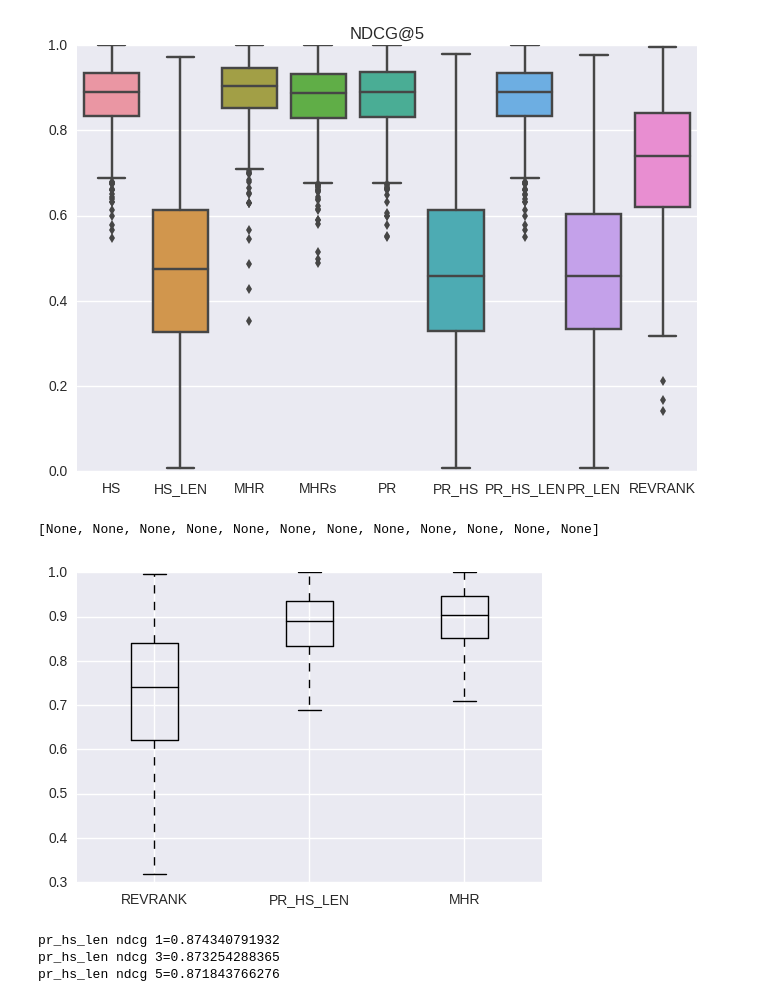
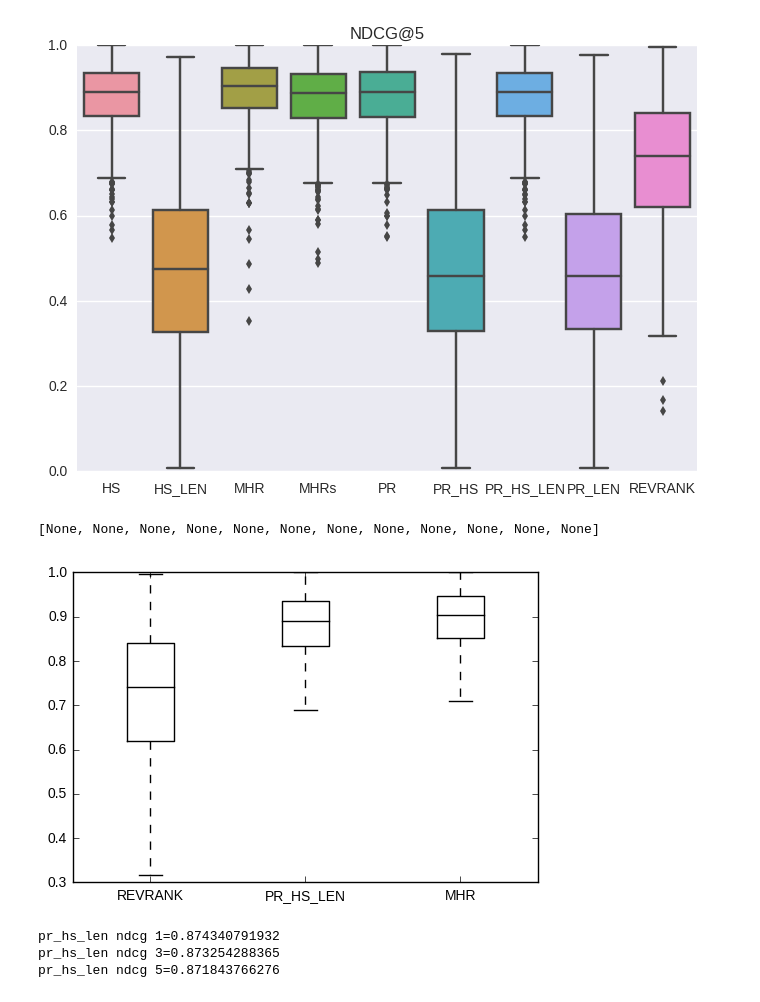
Before and after one commit to vwoloszyn/MRR, a Jupyter notebook: PR_HS_LEN_combined.ipynb, the cells around one changed output. Drawn from its saved outputs; the diff is of its cells as text; code cells hidden in the pictures.

Commit message:
add chart border

```diff
--- a/PR_HS_LEN_combined.ipynb
+++ b/PR_HS_LEN_combined.ipynb
@@ -140,21 +140,21 @@ RevRank ndcg=0.721095030303
 <matplotlib.text.Text at 0x...>
 [figure]
 # %%
-#import matplotlib as mpl
-#mpl.rcParams.update(mpl.rcParamsDefault)
+import matplotlib as mpl
+mpl.rcParams.update(mpl.rcParamsDefault)
 import matplotlib.pyplot as plt
 %matplotlib inline
 data_to_plot = [ndcg_revRank, ndcg_pr_hs_len, ndcg_mhr]
 
 
 bp = plt.boxplot(data_to_plot, labels=["REVRANK","PR_HS_LEN","MHR"], sym='')
 plt.setp(bp['boxes'], linewidth=1, color='black')
 plt.setp(bp['fliers'], linewidth=1, color='black')
 plt.setp(bp['medians'], linewidth=1, color='black')
 plt.setp(bp['whiskers'], linewidth=1, color='black')
 # %% [output]
 [None, None, None, None, None, None, None, None, None, None, None, None]
-[figure, old version]
+[figure, new version]
 # %%
 ndcg_pr_hs_len=ndcg.calc_ndcg(reviews_features,'pr_hs_len',1)
 print("pr_hs_len ndcg 1="+str(np.mean(ndcg_pr_hs_len)))
```
